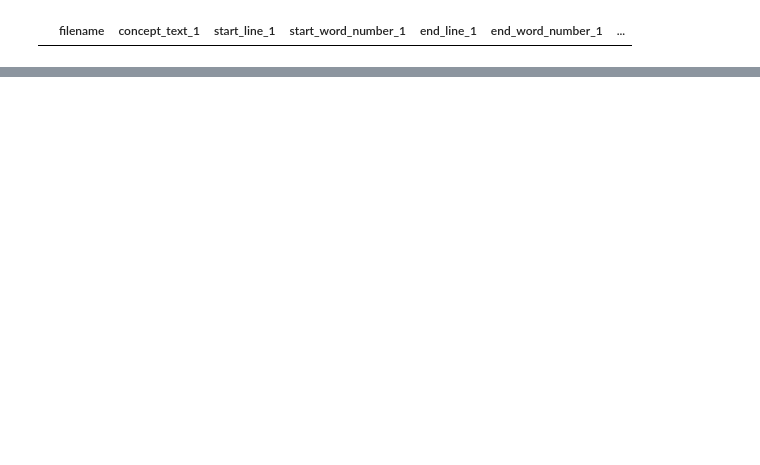
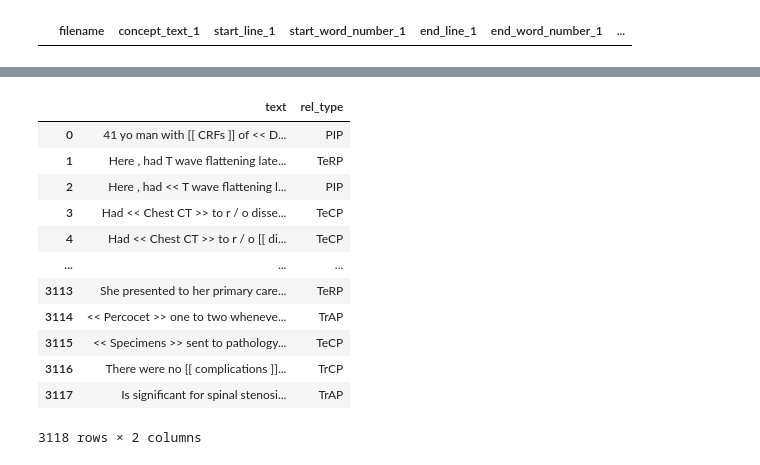
Before and after one commit to Mustapha-AJEGHRIR/medical_txt_parser, a Jupyter notebook: src/notebooks/relations_re/prepare_re_dataset.ipynb, the cells around one changed output, grey strips where cells are left out. Cells and saved outputs as stored; diff of their text form; code cells hidden in the pictures; blank space fills up the shorter version.

```diff
--- a/src/notebooks/relations_re/prepare_re_dataset.ipynb
+++ b/src/notebooks/relations_re/prepare_re_dataset.ipynb
@@ -200 +213,18 @@ rel_df
 3118 rows × 8 columns
+# %%
+rel_df = rel_df[["text", "rel_type"]]
+rel_df
+# %% [output]
+|  | text | rel_type |
+| 0 | 41 yo man with [[ CRFs ]] of << D... | PIP |
+| 1 | Here , had T wave flattening late... | TeRP |
+| 2 | Here , had << T wave flattening l... | PIP |
+| 3 | Had << Chest CT >> to r / o disse... | TeCP |
+| 4 | Had << Chest CT >> to r / o [[ di... | TeCP |
+| ... | ... | ... |
+| 3113 | She presented to her primary care... | TeRP |
+| 3114 | << Percocet >> one to two wheneve... | TrAP |
+| 3115 | << Specimens >> sent to pathology... | TeCP |
+| 3116 | There were no [[ complications ]]... | TrCP |
+| 3117 | Is significant for spinal stenosi... | TrAP |
+3118 rows × 2 columns
```
Also changed, not shown: parts of 14 cells of this notebook, 1 other file.
